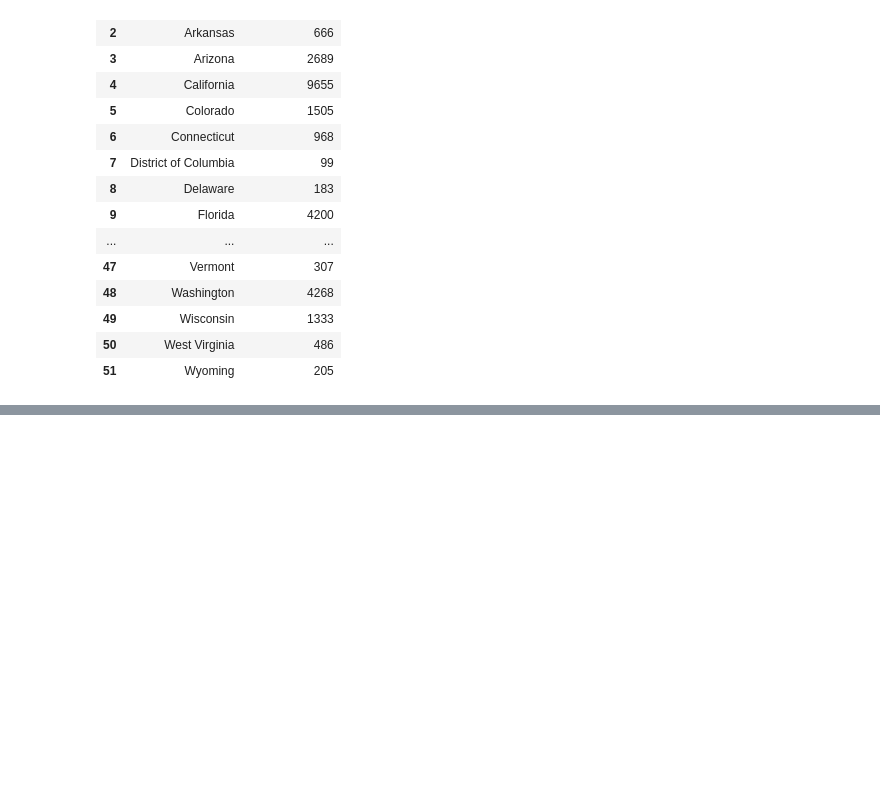
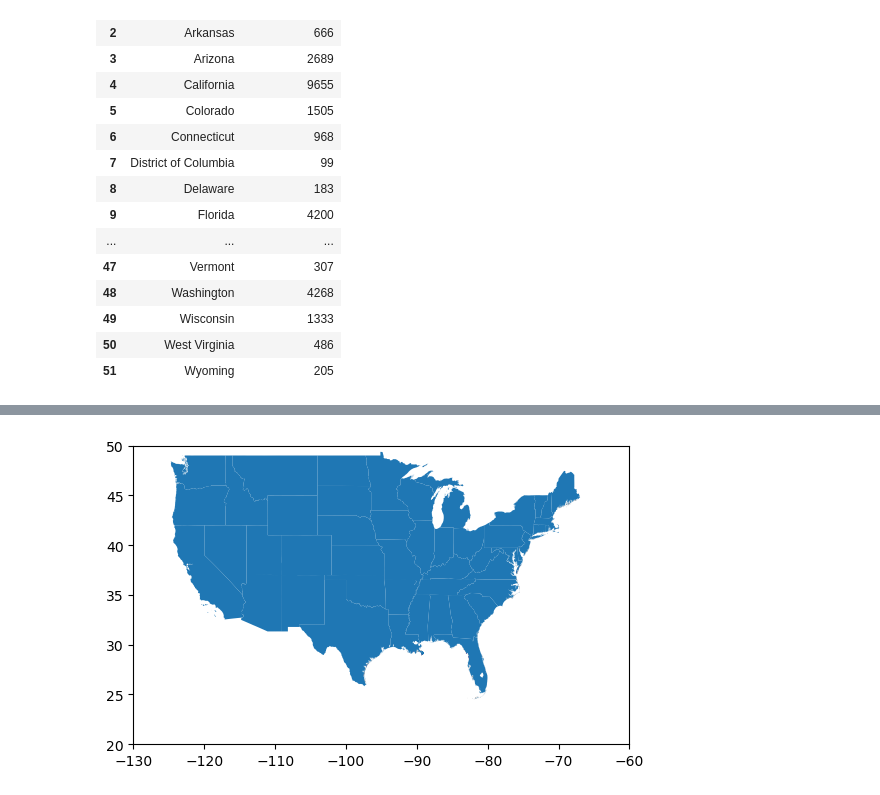
Before and after one commit to mstoychev/Data-Science-SoftwareUniversity, a Jupyter notebook: 5. Working with Spatial Data and Network Analysis/1. Class Notes/Class Notes Working with Spatial Data.ipynb, the cells around one changed output, grey strips where cells are left out. Drawn from its saved outputs; the diff is of its cells as text; code cells hidden in the pictures; blank space fills up the shorter version.

```diff
--- a/5. Working with Spatial Data and Network Analysis/1. Class Notes/Class Notes Working with Spatial Data.ipynb
+++ b/5. Working with Spatial Data and Network Analysis/1. Class Notes/Class Notes Working with Spatial Data.ipynb
@@ -793,0 +823,7 @@ num_sightings_by_state.merge(states, left_on="name", right_on="NAME")
+# %%
+ax = num_sightings_by_state.plot()
+ax.set_xlim(-130,-60)
+ax.set_ylim(20, 50)
+plt.show()
+# %% [output]
+[figure, added]
```
Also changed, not shown: parts of 41 cells of this notebook.
